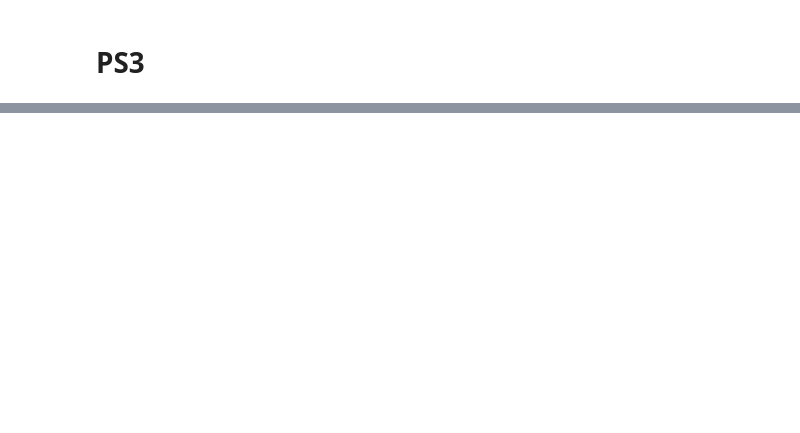
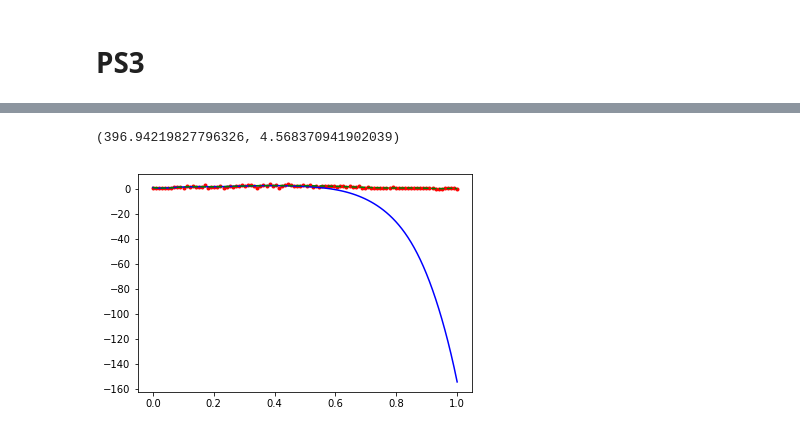
Before and after one commit to navneeraj/BootCamp2018, a Jupyter notebook: ProblemSets/Computation/Week3/W3PS1- QR Decomposition.ipynb, the cells around one changed output, grey strips where cells are left out. Saved outputs shown, nothing was run; the diff lists cells and outputs as text; code cells hidden in the pictures; blank space fills up the shorter version.

```diff
--- a/ProblemSets/Computation/Week3/W3PS1- QR Decomposition.ipynb
+++ b/ProblemSets/Computation/Week3/W3PS1- QR Decomposition.ipynb
@@ -509,0 +832,5 @@ reached here2
+# %%
+poly_solve(14)
+# %% [output]
+(396.94219827796326, 4.568370941902039)
+[figure, added]
```
Also changed, not shown: parts of 28 cells of this notebook, 5 other files.
